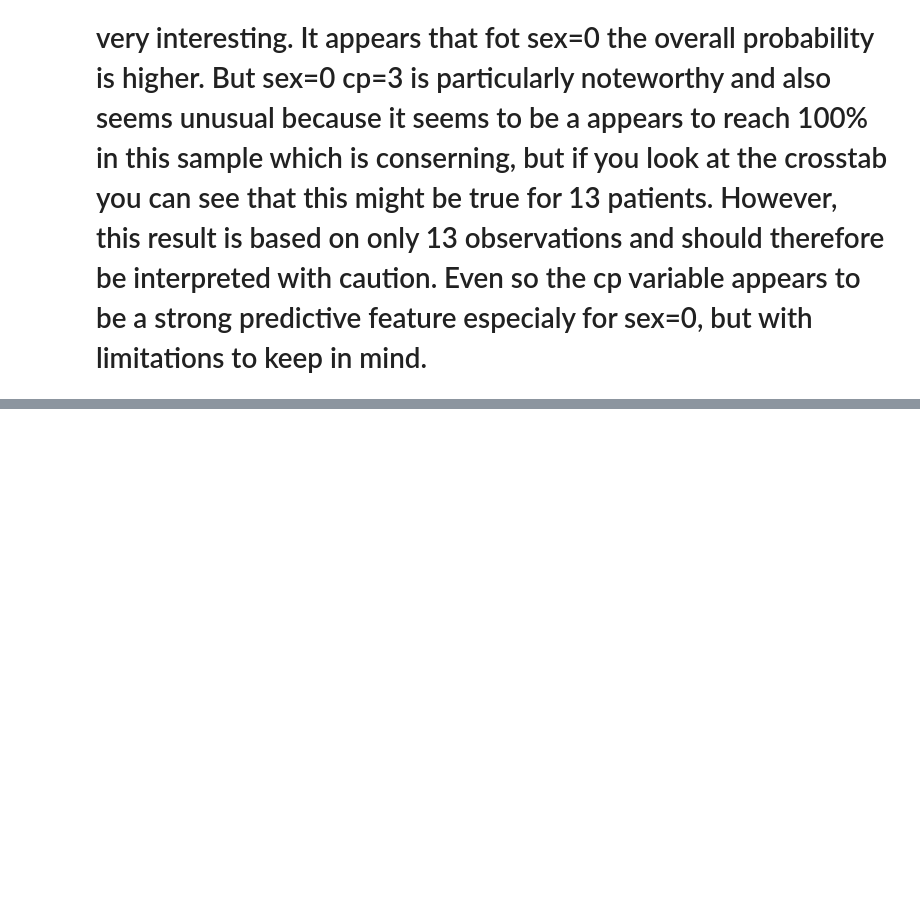
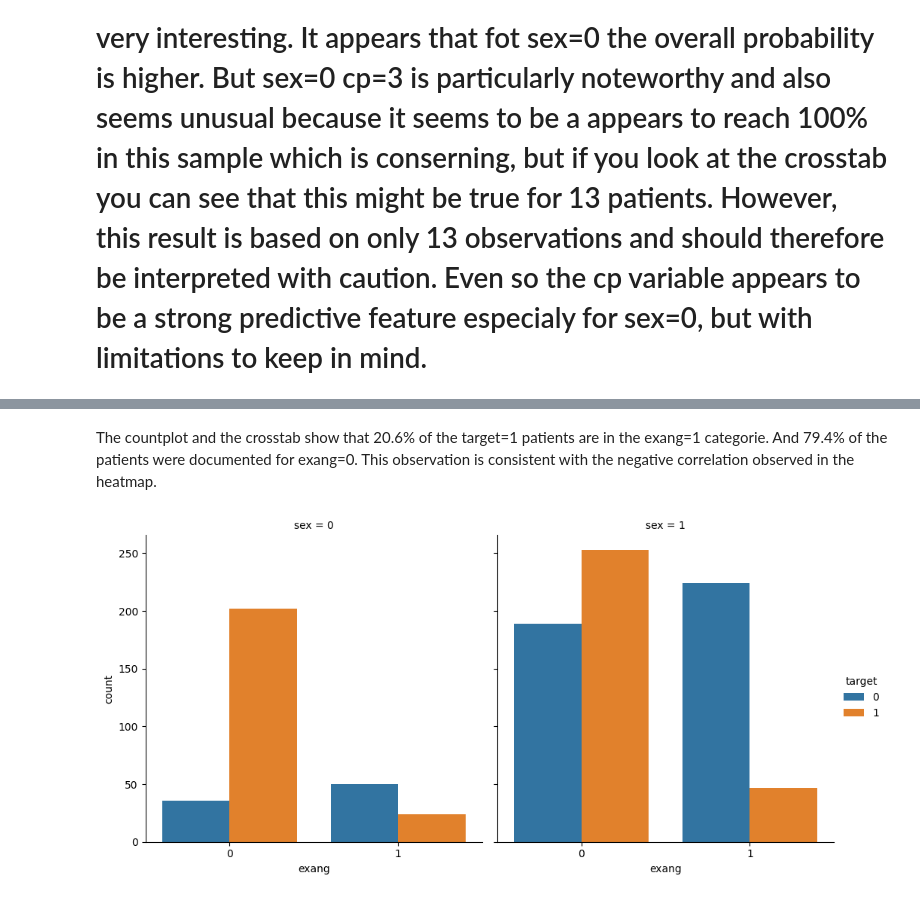
Before and after one commit to Wassiemkahlawi/heart-disease-ml-analysis, a Jupyter notebook: notebooks/01_eda.ipynb, the cells around one changed output, grey strips where cells are left out. Drawn from its saved outputs; the diff is of its cells as text; code cells hidden in the pictures; blank space fills up the shorter version.

```diff
--- a/notebooks/01_eda.ipynb
+++ b/notebooks/01_eda.ipynb
@@ -450,0 +500,14 @@ pd.crosstab(
+# %% [markdown]
+The countplot and the crosstab show that 20.6% of the target=1 patients are in the exang=1 categorie. And 79.4% of the patients were documented for exang=0. This observation is consistent with the negative correlation observed in the heatmap.
+# %%
+sns.catplot(
+    x="exang",
+    hue="target",
+    col="sex",
+    kind="count",
+    data=df
+)
+
+plt.show()
+# %% [output]
+[figure, added]
```
Also changed, not shown: parts of 7 cells of this notebook.
